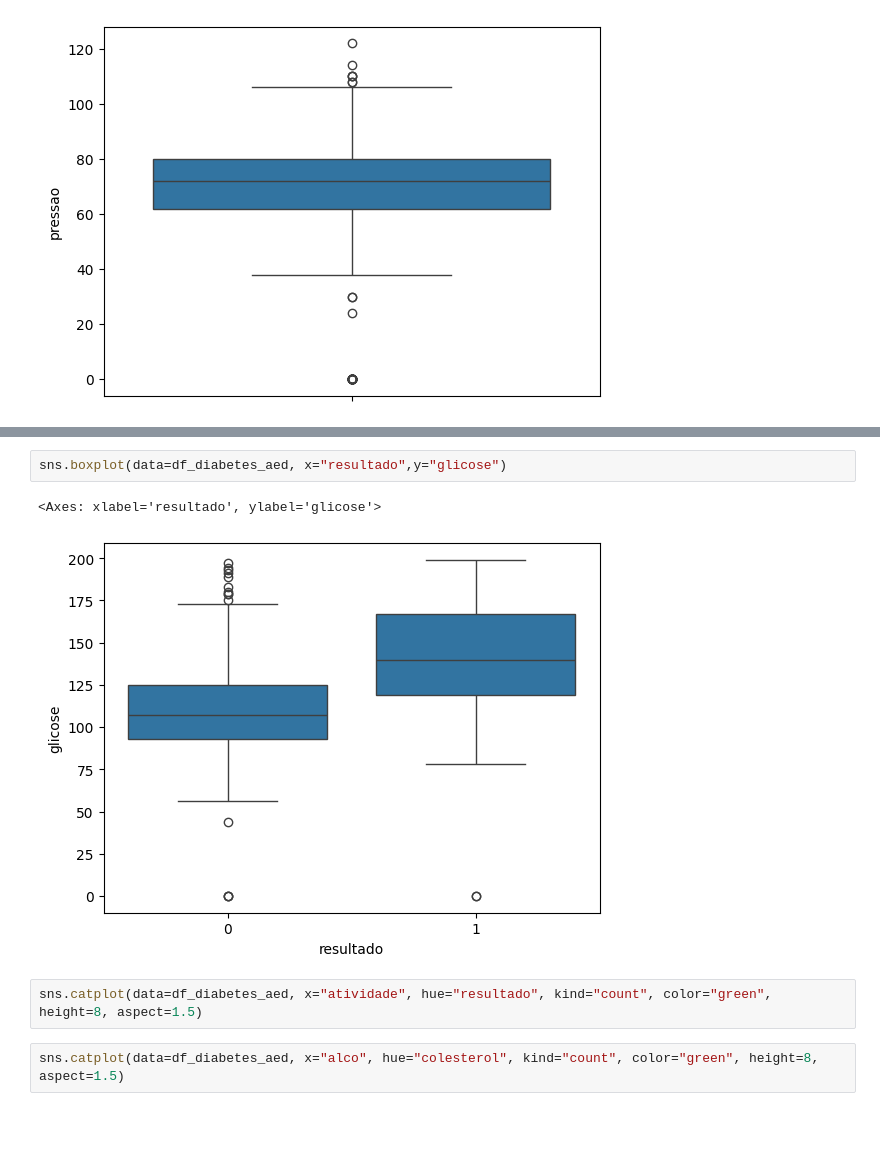
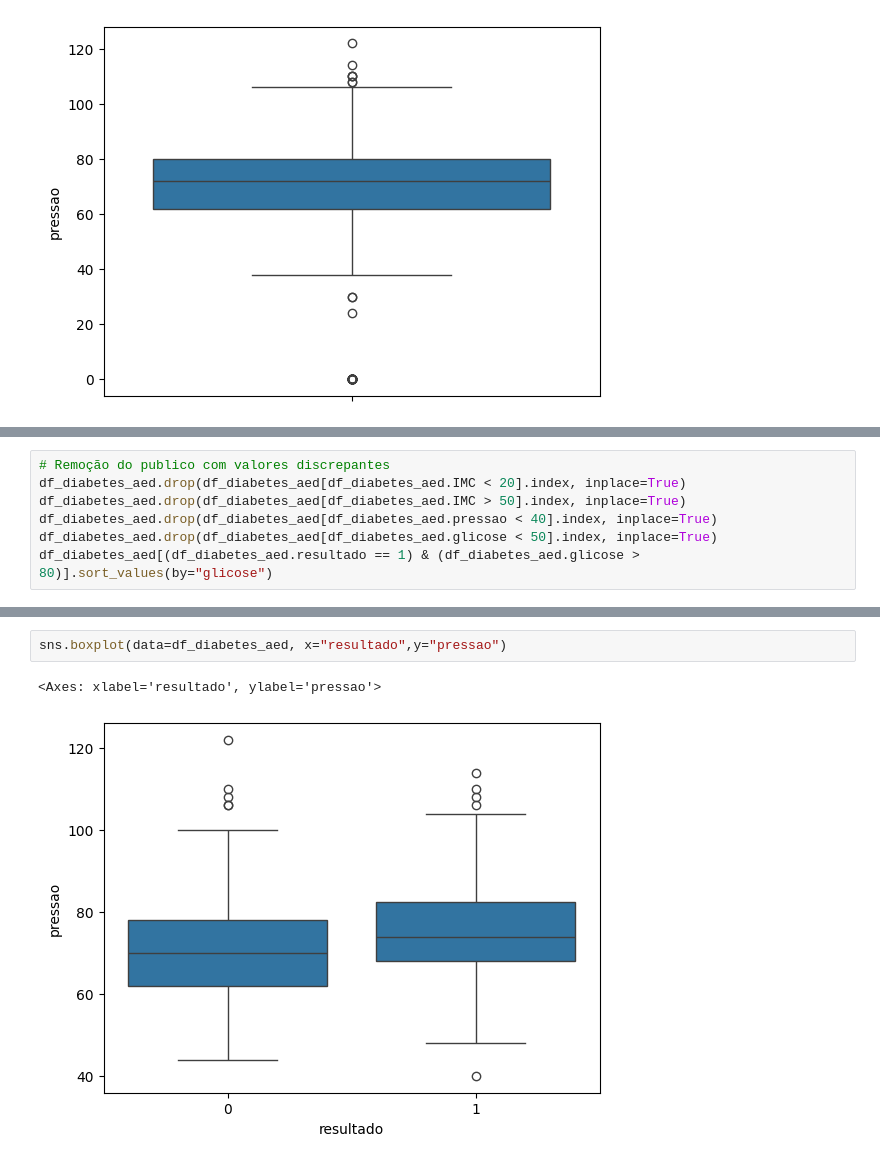
Before and after one commit to MatheusGustavoo/DiabetesPredictor-ML, a Jupyter notebook: modelo_diabetes.ipynb, the cells around one changed output, grey strips where cells are left out. Drawn from its saved outputs; the diff is of its cells as text; blank space fills up the shorter version.

```diff
--- a/modelo_diabetes.ipynb
+++ b/modelo_diabetes.ipynb
@@ -73,0 +81,7 @@ sns.boxplot(df_diabetes_aed, y="IMC")
+# %%
+# Remoção do publico com valores discrepantes
+df_diabetes_aed.drop(df_diabetes_aed[df_diabetes_aed.IMC < 20].index, inplace=True)
+df_diabetes_aed.drop(df_diabetes_aed[df_diabetes_aed.IMC > 50].index, inplace=True)
+df_diabetes_aed.drop(df_diabetes_aed[df_diabetes_aed.pressao < 40].index, inplace=True)
+df_diabetes_aed.drop(df_diabetes_aed[df_diabetes_aed.glicose < 50].index, inplace=True)
+df_diabetes_aed[(df_diabetes_aed.resultado == 1) & (df_diabetes_aed.glicose > 80)].sort_values(by="glicose")
@@ -107,9 +129,5 @@ Setting a gradient palette using color= is deprecated and will be removed in v0.
 # %%
-sns.boxplot(data=df_diabetes_aed, x="resultado",y="glicose")
+sns.boxplot(data=df_diabetes_aed, x="resultado",y="pressao")
 # %% [output]
-<Axes: xlabel='resultado', ylabel='glicose'>
+<Axes: xlabel='resultado', ylabel='pressao'>
-[figure, old version]
+[figure, new version]
-# %%
-sns.catplot(data=df_diabetes_aed, x="atividade", hue="resultado", kind="count", color="green", height=8, aspect=1.5)
-# %%
-sns.catplot(data=df_diabetes_aed, x="alco", hue="colesterol", kind="count", color="green", height=8, aspect=1.5)
```
Also changed, not shown: parts of 22 cells of this notebook.
